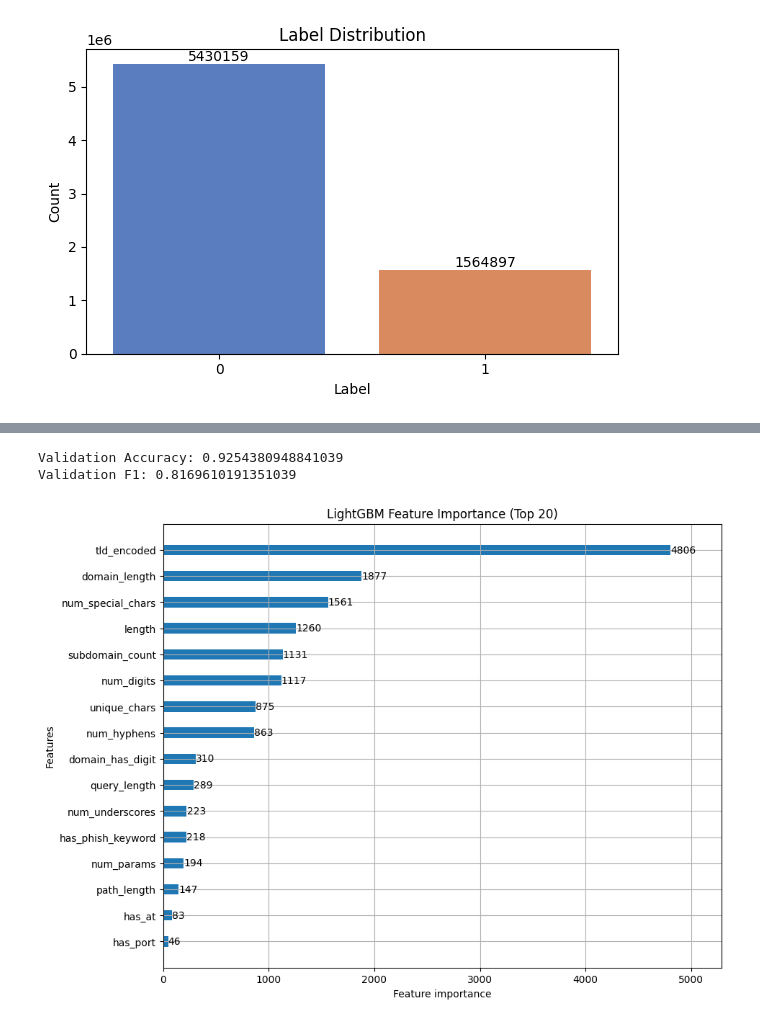
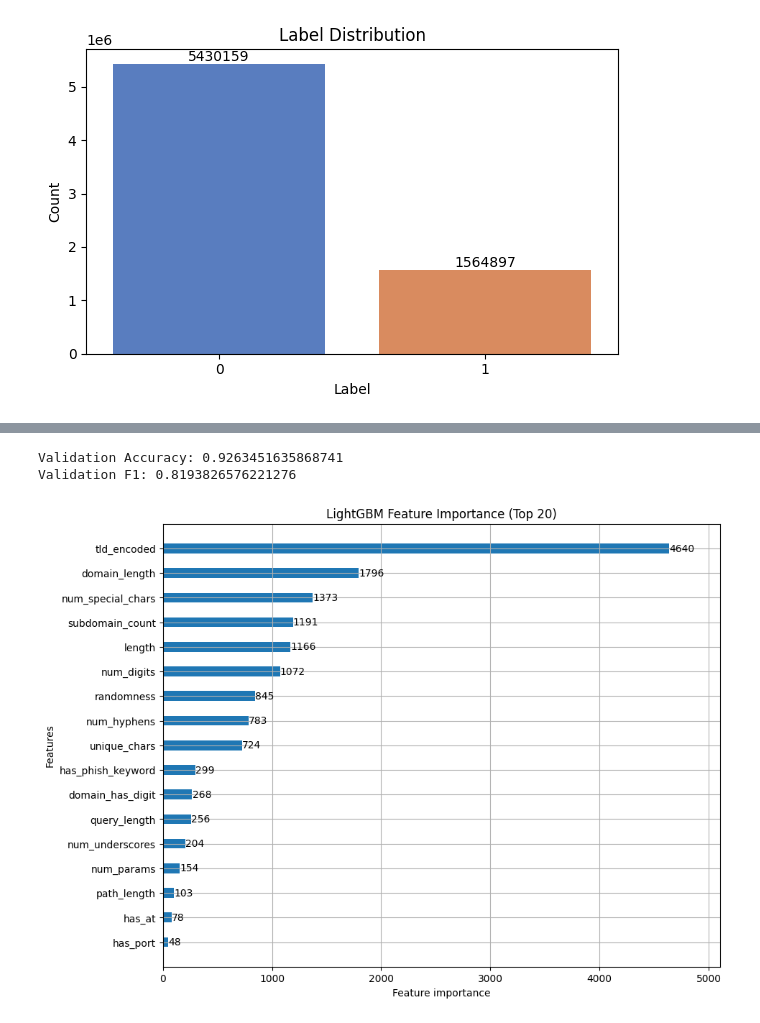
Before and after one commit to sucheoli/MachineLearningStudy, a Jupyter notebook: url/model.ipynb, the cells around one changed output, grey strips where cells are left out. Saved outputs shown, nothing was run; the diff lists cells and outputs as text; code cells hidden in the pictures.

```diff
--- a/url/model.ipynb
+++ b/url/model.ipynb
@@ -190,6 +249,8 @@ from sklearn.preprocessing import LabelEncoder
 from sklearn.metrics import f1_score, accuracy_score
 import lightgbm as lgb
 import matplotlib.pyplot as plt
+import math
+from collections import Counter
 
 # =====================================================
 # 1) URL normalize (스킴 없는 경우 http:// 자동 추가)
@@ -230,6 +291,50 @@ def query_part(url):
     m = re.search(r'\?(.*)', url)
     return m.group(1) if m else ""
 
+def calculate_entropy(url):
+    # 문자 빈도수 계산
+    counter = Counter(url)
+    length = len(url)
+
+    # 섀넌 엔트로피 계산
+    entropy = 0
+    for count in counter.values():
+        probability = count / length
+        entropy -= probability * math.log2(probability)
+    return entropy
+
+def check_randomness(url):
+    # 1. 엔트로피 계산
+    entropy = calculate_entropy(url)
+
+    # 2. 연속된 숫자나 문자의 최대 길이
+    max_consecutive = 1
+    current_consecutive = 1
+    for i in range(1, len(url)):
+        if url[i].isalnum() and url[i-1].isalnum() and url[i].lower() == url[i-1].lower():
+            current_consecutive += 1
+            max_consecutive = max(max_consecutive, current_consecutive)
+        else:
+            current_consecutive = 1
+
+    # 3. 숫자와 문자의 교차 패턴 수
+    transitions = 0
+    for i in range(1, len(url)):
+        if (url[i-1].isdigit() and url[i].isalpha()) or \
+           (url[i-1].isalpha() and url[i].isdigit()):
+            transitions += 1
+
+    # 무작위성 점수 계산 (0~1 사이로 정규화)
+    entropy_score = min(entropy / 5.0, 1.0)  # 일반적인 URL의 최대 엔트로피를 5로 가정
+    consecutive_score = min(max_consecutive / 10.0, 1.0)  # 연속된 문자가 많을수록 낮은 점수
+    transition_score = min(transitions / 10.0, 1.0)  # 전환이 많을수록 높은 점수
+
+    # 종합 점수 계산 (가중치 조정 가능)
+    randomness_score = (entropy_score * 0.5 +
+                       (1 - consecutive_score) * 0.3 +
+                       transition_score * 0.2)
+
+    return randomness_score
 
 # =====================================================
 # 3) Feature Engineering
@@ -265,10 +370,14 @@ def add_url_features(df):
     df['tld'] = df['URL_norm'].apply(extract_tld)
 
     # ✅ phish keyword feature 추가 (train과 test 일치!)
-    phishing_keywords = ['login', 'secure', 'update', 'verify', 'account', 'bank']
+    phishing_keywords = ['login', 'secure', 'update', 'verify', 'account', 'bank',
+                         'paypal', 'free', 'bonus', 'admin', 'redirect', 'auth',
+                         'signin','server','click','immediate','confirm']
     df['has_phish_keyword'] = df['URL'].apply(
         lambda x: any(k in x.lower() for k in phishing_keywords)
     )
+     #+URL 무작위성
+    df['randomness'] = df['URL'].apply(check_randomness)
 
     return df
 
@@ -328,36 +437,36 @@ params = {
     'bagging_freq': 5,
     'verbose': -1
 }
 
 model = lgb.train(
     params,
     train_dataset,
     valid_sets=[valid_dataset],
     valid_names=['valid'],
     num_boost_round=500
 )
 feature_list = features.copy()
 
 # =====================================================
 # 8) 평가
 # =====================================================
 valid_pred = model.predict(X_valid)
 valid_pred_label = (valid_pred > 0.5).astype(int)
 
 acc = accuracy_score(y_valid, valid_pred_label)
 f1 = f1_score(y_valid, valid_pred_label)
 
 print("Validation Accuracy:", acc)
 print("Validation F1:", f1)
 
 # Feature Importance
 lgb.plot_importance(model, max_num_features=20, height=0.4, figsize=(10, 8))
 plt.title("LightGBM Feature Importance (Top 20)")
 plt.show()
 # %% [output]
-Validation Accuracy: 0.9254380948841039
-Validation F1: 0.8169610191351039
+Validation Accuracy: 0.9263451635868741
+Validation F1: 0.8193826576221276
-[figure, old version]
+[figure, new version]
 # %%
 lgb.plot_tree(model, tree_index=0, figsize=(30, 20), dpi=150)
 plt.show()
```
Also changed, not shown: parts of 4 cells of this notebook, 3 other files.
